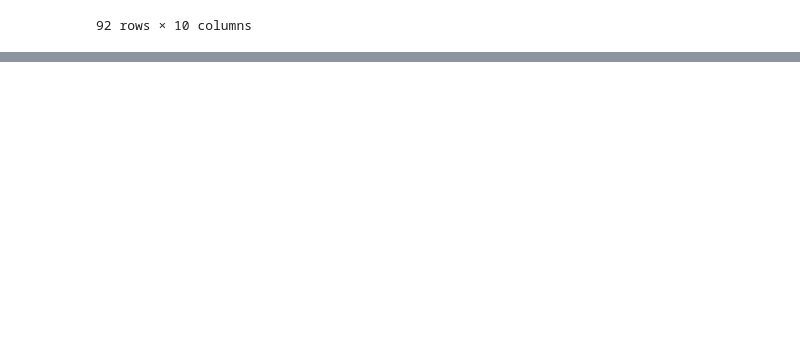
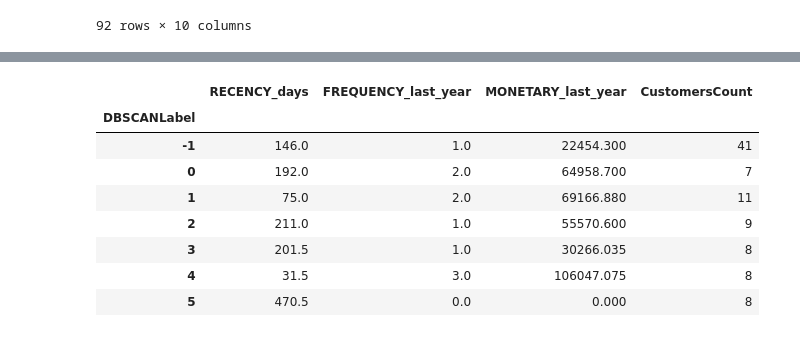
Before and after one commit to cgn00/Customer_Segmentation, a Jupyter notebook: customer_segmentation.ipynb, the cells around one changed output, grey strips where cells are left out. Saved outputs shown, nothing was run; the diff lists cells and outputs as text; code cells hidden in the pictures; blank space fills up the shorter version.

```diff
--- a/customer_segmentation.ipynb
+++ b/customer_segmentation.ipynb
@@ -372,11 +411,12 @@ plt.show()
 # %%
 min_points = rfm_array_scaled.shape[1] + 1
-dbscan_clustering = DBSCAN(min_samples=min_points, eps=0.52).fit(rfm_array_scaled)
+dbscan_clustering = DBSCAN(min_samples=min_points, eps=0.5).fit(rfm_array_scaled)
 customer_df = customer_df.assign(DBSCANLabel=dbscan_clustering.labels_)
 rfm_df_scaled = rfm_df_scaled.assign(DBSCANLabel=dbscan_clustering.labels_)
+rfm_df = rfm_df.assign(DBSCANLabel=dbscan_clustering.labels_)
 
 fig = px.scatter_3d(
-    data_frame=rfm_df_scaled,
+    data_frame=rfm_df,
     x= "RECENCY_days",
     y = "FREQUENCY_last_year",
     z= "MONETARY_last_year",
@@ -386,3 +426,7 @@ fig = px.scatter_3d(
 )
 fig.update_traces(marker_size = 4)
 fig.show()
+
+customer_clusters_summarize = customer_df.groupby("DBSCANLabel")[["RECENCY_days", "FREQUENCY_last_year", "MONETARY_last_year"]].median()
+customer_clusters_summarize.assign(CustomersCount=np.unique(dbscan_clustering.labels_, return_counts=True)[1])
+# np.unique(dbscan_clustering.labels_, return_counts=True)[1]
@@ -388,0 +441,31 @@ fig.show()
+# %%
+min_points = rfm_array_scaled.shape[1] + 1
+optics_clustering = OPTICS(min_samples=5).fit(rfm_array_scaled)
+customer_df = customer_df.assign(DBSCANLabel=optics_clustering.labels_)
+rfm_df_scaled = rfm_df_scaled.assign(DBSCANLabel=optics_clustering.labels_)
+
+fig = px.scatter_3d(
+    data_frame=rfm_df_scaled,
+    x= "RECENCY_days",
+    y = "FREQUENCY_last_year",
+    z= "MONETARY_last_year",
+    title = "Relationship between RECENCY VS FREQUENCY VS MONETARY based on customer cluster",
+    color = "DBSCANLabel",
+    height=500
+)
+fig.update_traces(marker_size = 4)
+fig.show()
+
+customer_clusters_summarize = customer_df.groupby("DBSCANLabel")[["RECENCY_days", "FREQUENCY_last_year", "MONETARY_last_year"]].median()
+customer_clusters_summarize.assign(CustomersCount=np.unique(optics_clustering.labels_, return_counts=True)[1])
+# np.unique(dbscan_clustering.labels_, return_counts=True)[1]
+# %% [output]
+|  | RECENCY_days | FREQUENCY_last_year | MONETARY_last_year | CustomersCount |
+| DBSCANLabel |  |  |  |  |
+| -1 | 146.0 | 1.0 | 22454.300 | 41 |
+| 0 | 192.0 | 2.0 | 64958.700 | 7 |
+| 1 | 75.0 | 2.0 | 69166.880 | 11 |
+| 2 | 211.0 | 1.0 | 55570.600 | 9 |
+| 3 | 201.5 | 1.0 | 30266.035 | 8 |
+| 4 | 31.5 | 3.0 | 106047.075 | 8 |
+| 5 | 470.5 | 0.0 | 0.000 | 8 |
```
Also changed, not shown: parts of 22 cells of this notebook.
